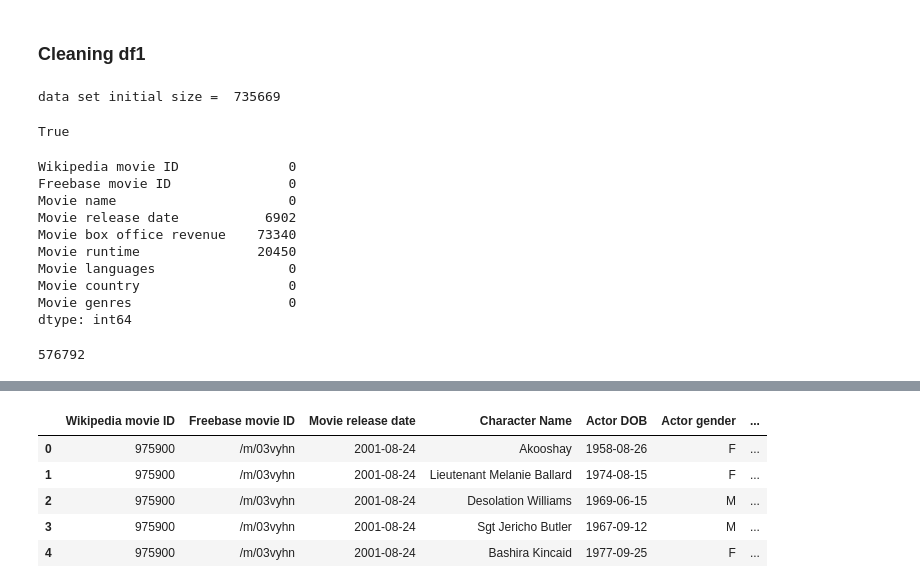
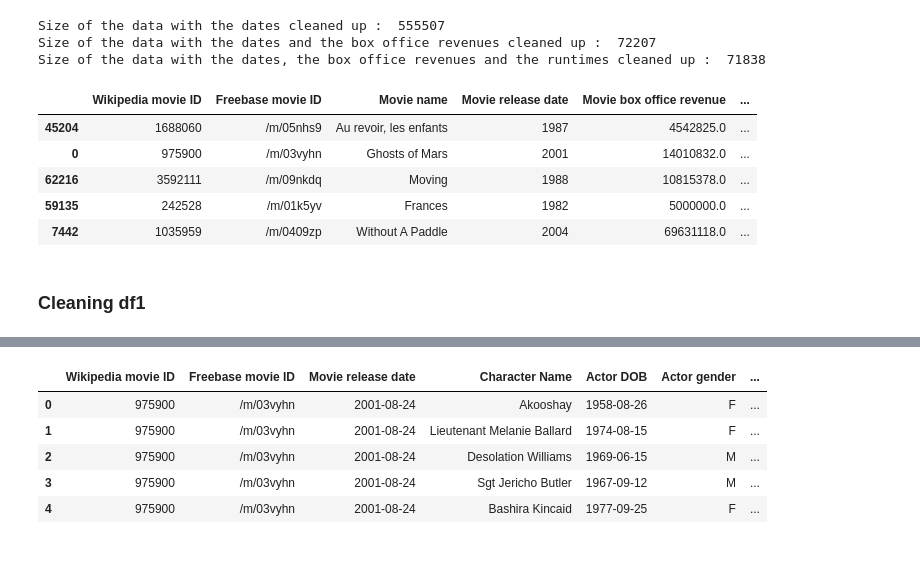
Before and after one commit to epfl-ada/ada-2024-project-4bigbrains, a Jupyter notebook: results.ipynb, the cells around one changed output, grey strips where cells are left out. Drawn from its saved outputs; the diff is of its cells as text; code cells hidden in the pictures; blank space fills up the shorter version.

```diff
--- a/results.ipynb
+++ b/results.ipynb
@@ -23,29 +41,21 @@ df.head(5)
+# %%
+df_date_clean, df_date_revenue_clean, df_date_revenue_runtime_clean = GetCleanedData(df)
+
+print('Size of the data with the dates cleaned up : ', df_date_clean.size)
+print('Size of the data with the dates and the box office revenues cleaned up : ', df_date_revenue_clean.size)
+print('Size of the data with the dates, the box office revenues and the runtimes cleaned up : ', df_date_revenue_runtime_clean.size)
+# %% [output]
+Size of the data with the dates cleaned up :  555507
+Size of the data with the dates and the box office revenues cleaned up :  72207
+Size of the data with the dates, the box office revenues and the runtimes cleaned up :  71838
+# %%
+df_date_revenue_runtime_clean.sample(5)
+# %% [output]
+|  | Wikipedia movie ID | Freebase movie ID | Movie name | Movie release date | Movie box office revenue | ... |
+| 45204 | 1688060 | /m/05nhs9 | Au revoir, les enfants | 1987 | 4542825.0 | ... |
+| 0 | 975900 | /m/03vyhn | Ghosts of Mars | 2001 | 14010832.0 | ... |
+| 62216 | 3592111 | /m/09nkdq | Moving | 1988 | 10815378.0 | ... |
+| 59135 | 242528 | /m/01k5yv | Frances | 1982 | 5000000.0 | ... |
+| 7442 | 1035959 | /m/0409zp | Without A Paddle | 2004 | 69631118.0 | ... |
 # %% [markdown]
 ### Cleaning df1
-# %%
-print("data set initial size = ", df.size)
-# %% [output]
-data set initial size =  735669
-# %%
-df.isnull().values.any()
-# %% [output]
-True
-# %%
-df.isnull().sum()
-# %% [output]
-Wikipedia movie ID              0
-Freebase movie ID               0
-Movie name                      0
-Movie release date           6902
-Movie box office revenue    73340
-Movie runtime               20450
-Movie languages                 0
-Movie country                   0
-Movie genres                    0
-dtype: int64
-# %%
-
-df = df[(df['Movie country'] != "{}") & (df['Movie languages'] != "{}") & (df['Movie genres'] != "{}")]
-print(df.size)
-# %% [output]
-576792
```
Also changed, not shown: parts of 27 cells of this notebook, 1 other file.
